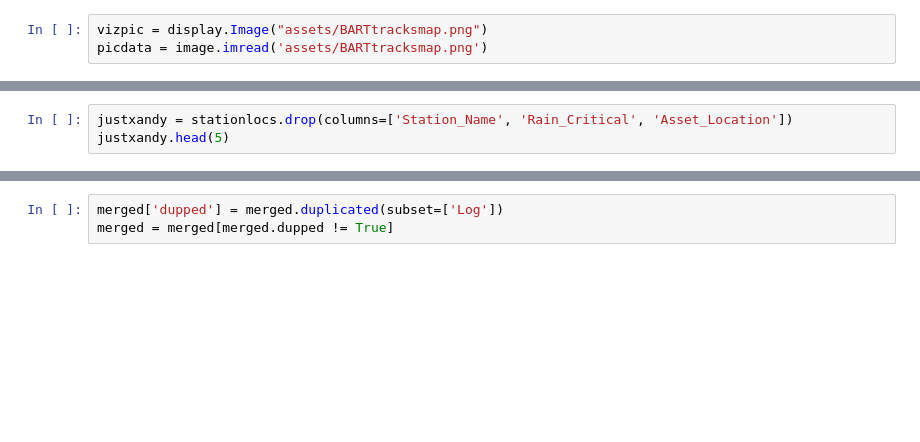
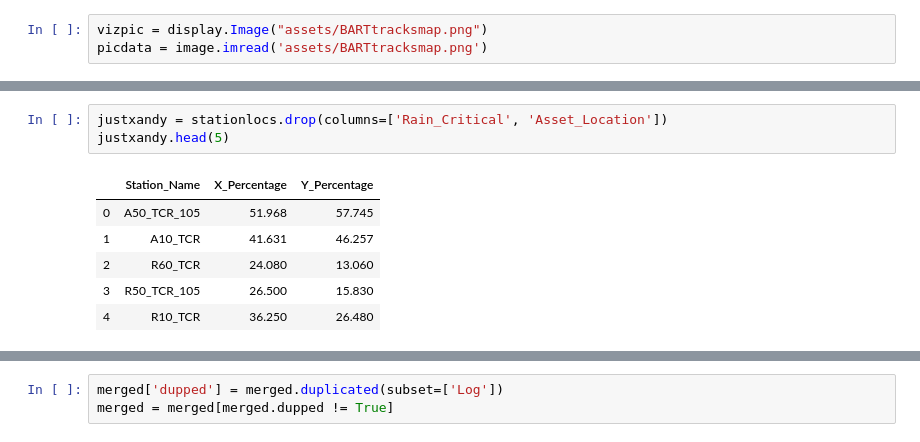
Before and after one commit to hsabraham28/BARTDemo, a Jupyter notebook: demoviz.ipynb, the cells around one changed output, grey strips where cells are left out. Drawn from its saved outputs; the diff is of its cells as text; blank space fills up the shorter version.

```diff
--- a/demoviz.ipynb
+++ b/demoviz.ipynb
@@ -35,4 +100,11 @@ stationlocs.head(10)
 # %%
-justxandy = stationlocs.drop(columns=['Station_Name', 'Rain_Critical', 'Asset_Location'])
+justxandy = stationlocs.drop(columns=['Rain_Critical', 'Asset_Location'])
 justxandy.head(5)
+# %% [output]
+|  | Station_Name | X_Percentage | Y_Percentage |
+| 0 | A50_TCR_105 | 51.968 | 57.745 |
+| 1 | A10_TCR | 41.631 | 46.257 |
+| 2 | R60_TCR | 24.080 | 13.060 |
+| 3 | R50_TCR_105 | 26.500 | 15.830 |
+| 4 | R10_TCR | 36.250 | 26.480 |
 # %%
```
Also changed, not shown: parts of 12 cells of this notebook.
